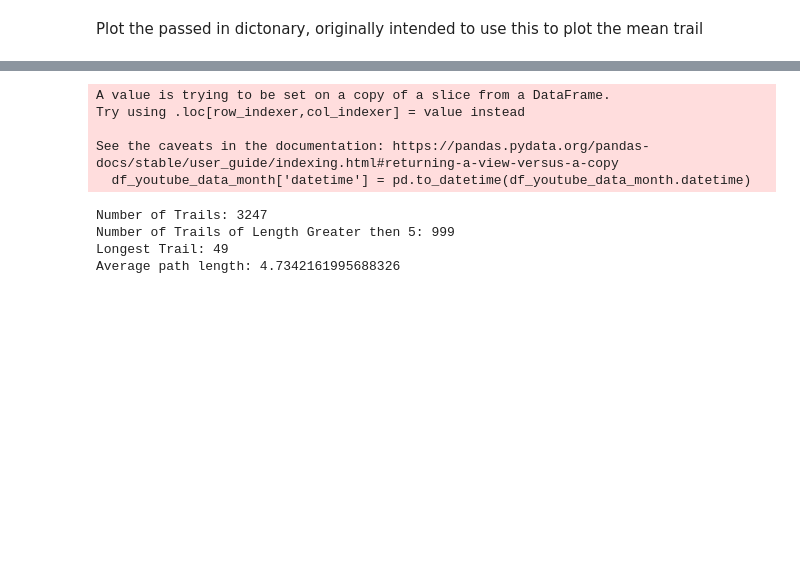
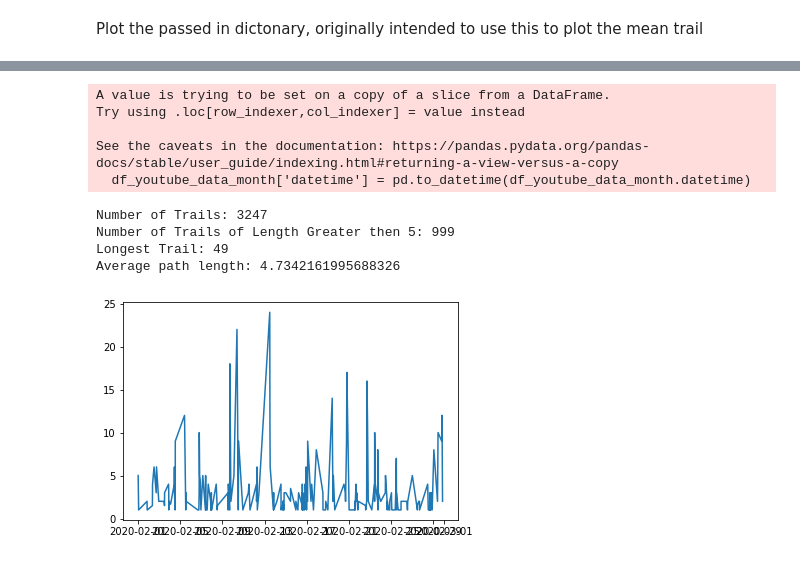
Before and after one commit to azaman13/covid19, a Jupyter notebook: mike-work-space/pathSearch.ipynb, the cells around one changed output, grey strips where cells are left out. Saved outputs shown, nothing was run; the diff lists cells and outputs as text; code cells hidden in the pictures; blank space fills up the shorter version.

```diff
--- a/mike-work-space/pathSearch.ipynb
+++ b/mike-work-space/pathSearch.ipynb
@@ -112,19 +115,22 @@ Average path length: 4.387755102040816
 # %%
-jan_total_trails = []
+feb_total_trails = []
 for f in files:
     user_df = create_user_df(f)
-    jan_df = retrun_month_df(user_df,2)
-    jan_trails = create_trail_list(jan_df)
-    jan_total_trails += jan_trails
-create_month_report(jan_total_trails)
+    feb_df = retrun_month_df(user_df,2)
+    feb_trails = create_trail_list(feb_df)
+    feb_total_trails += feb_trails
+create_month_report(feb_total_trails)
+meanByDate = generate_trail_means(feb_trails)
+plot_dic(meanByDate)
 # %% [output]
 A value is trying to be set on a copy of a slice from a DataFrame.
 Try using .loc[row_indexer,col_indexer] = value instead
 
 See the caveats in the documentation: https://pandas.pydata.org/pandas-docs/stable/user_guide/indexing.html#returning-a-view-versus-a-copy
   df_youtube_data_month['datetime'] = pd.to_datetime(df_youtube_data_month.datetime)
 Number of Trails: 3247
 Number of Trails of Length Greater then 5: 999
 Longest Trail: 49
 Average path length: 4.7342161995688326
+[figure, added]
 # %%
```
Also changed, not shown: parts of 3 cells of this notebook, 2 other files.
